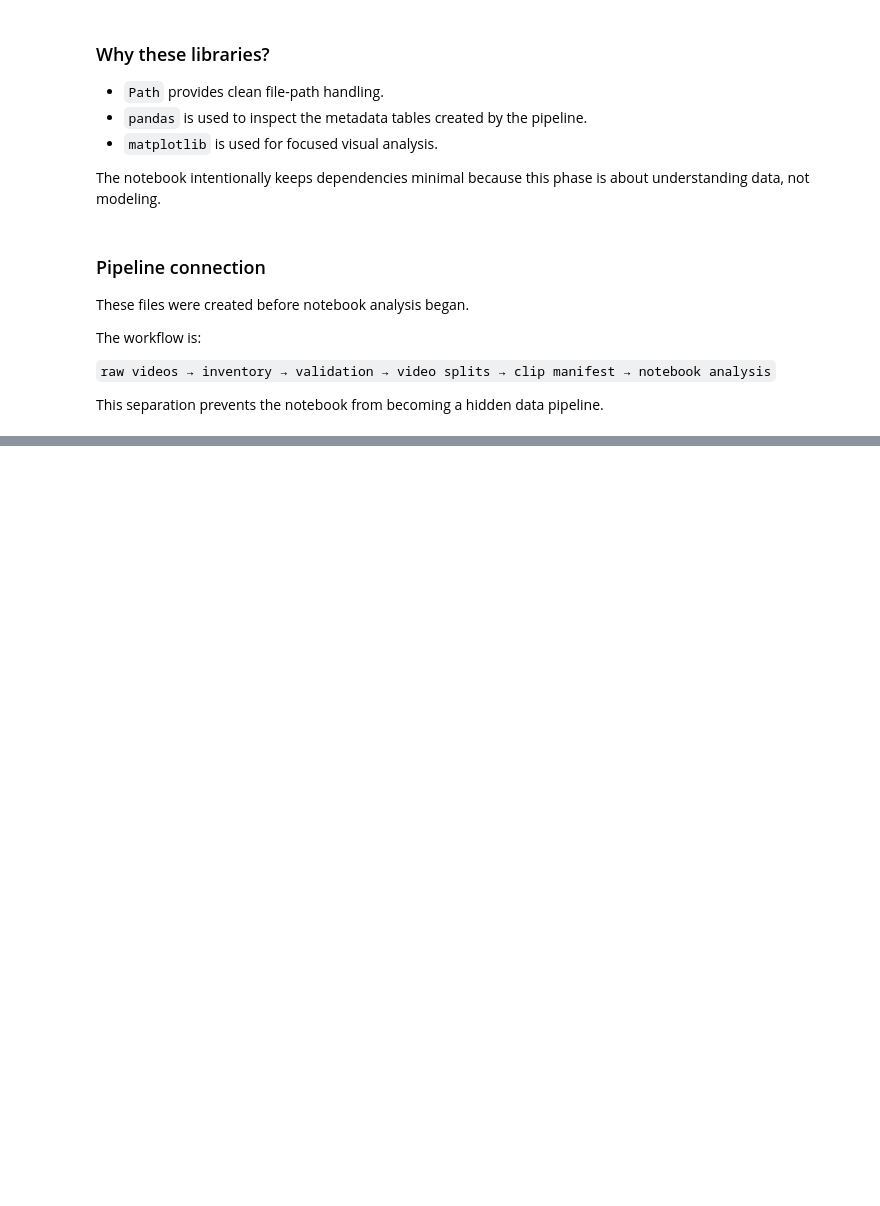
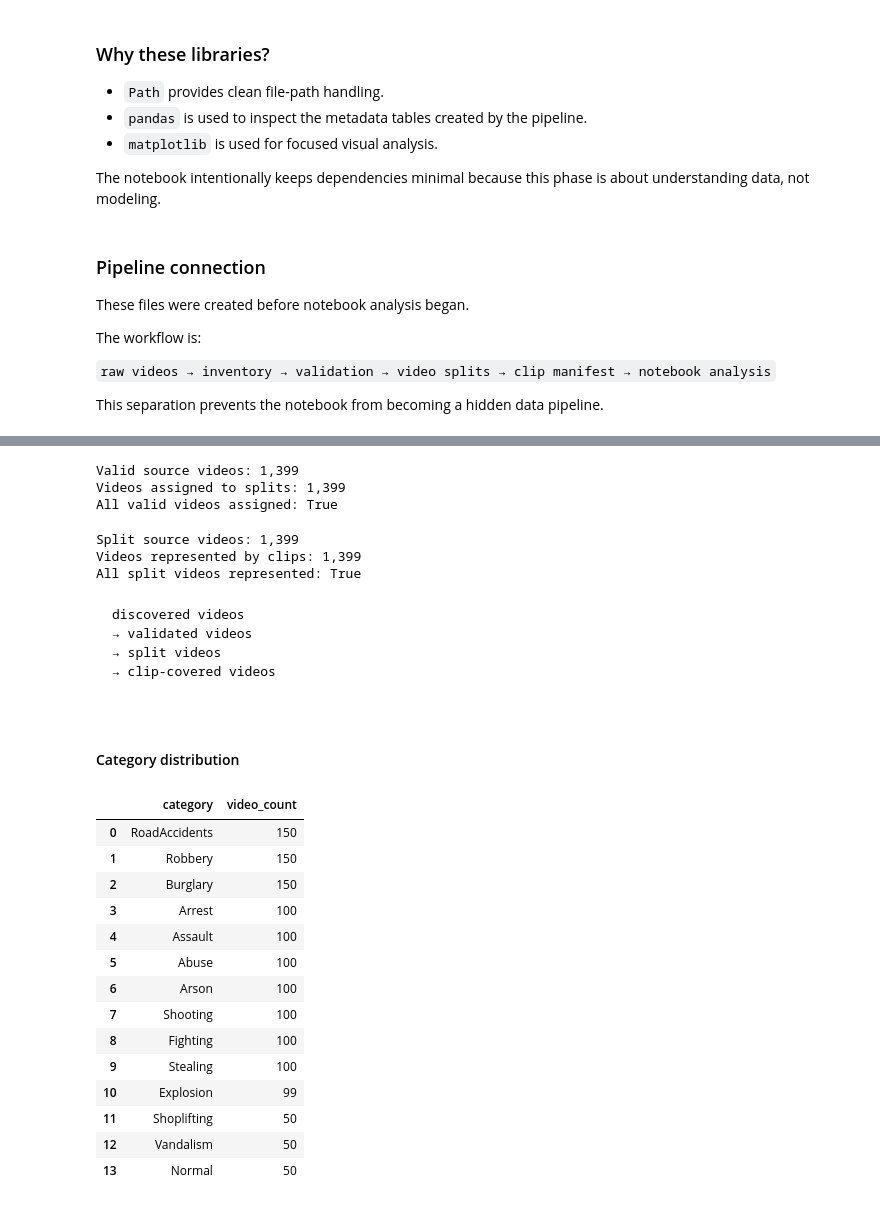
Before and after one commit to Phiziics/Computer-Vision, a Jupyter notebook: SentinelVision-AI/notebooks/01_data_understanding.ipynb, the cells around one changed output, grey strips where cells are left out. Saved outputs shown, nothing was run; the diff lists cells and outputs as text; code cells hidden in the pictures; blank space fills up the shorter version.

````diff
--- a/SentinelVision-AI/notebooks/01_data_understanding.ipynb
+++ b/SentinelVision-AI/notebooks/01_data_understanding.ipynb
@@ -82,0 +270,63 @@ file_status
+# %%
+# Confirm every valid video received a split assignment.
+split_coverage = video_splits["video_id"].nunique()
+valid_video_count = valid_videos["video_id"].nunique()
+
+print(f"Valid source videos: {valid_video_count:,}")
+print(f"Videos assigned to splits: {split_coverage:,}")
+print(
+    "All valid videos assigned:",
+    valid_video_count == split_coverage,
+)
+# %% [output]
+Valid source videos: 1,399
+Videos assigned to splits: 1,399
+All valid videos assigned: True
+# %%
+# Confirm every split video appears in the clip manifest.
+clip_video_coverage = clip_manifest["video_id"].nunique()
+
+print(f"Split source videos: {split_coverage:,}")
+print(f"Videos represented by clips: {clip_video_coverage:,}")
+print(
+    "All split videos represented:",
+    split_coverage == clip_video_coverage,
+)
+# %% [output]
+Split source videos: 1,399
+Videos represented by clips: 1,399
+All split videos represented: True
+# %% [markdown]
+```text
+discovered videos
+→ validated videos
+→ split videos
+→ clip-covered videos
+# %% [markdown]
+#### Category distribution
+# %%
+# Count valid source videos by category.
+category_counts = (
+    valid_videos["category"]
+    .value_counts()
+    .rename_axis("category")
+    .reset_index(name="video_count")
+)
+
+category_counts
+# %% [output]
+|  | category | video_count |
+| 0 | RoadAccidents | 150 |
+| 1 | Robbery | 150 |
+| 2 | Burglary | 150 |
+| 3 | Arrest | 100 |
+| 4 | Assault | 100 |
+| 5 | Abuse | 100 |
+| 6 | Arson | 100 |
+| 7 | Shooting | 100 |
+| 8 | Fighting | 100 |
+| 9 | Stealing | 100 |
+| 10 | Explosion | 99 |
+| 11 | Shoplifting | 50 |
+| 12 | Vandalism | 50 |
+| 13 | Normal | 50 |
````
Also changed, not shown: parts of 24 cells of this notebook.
